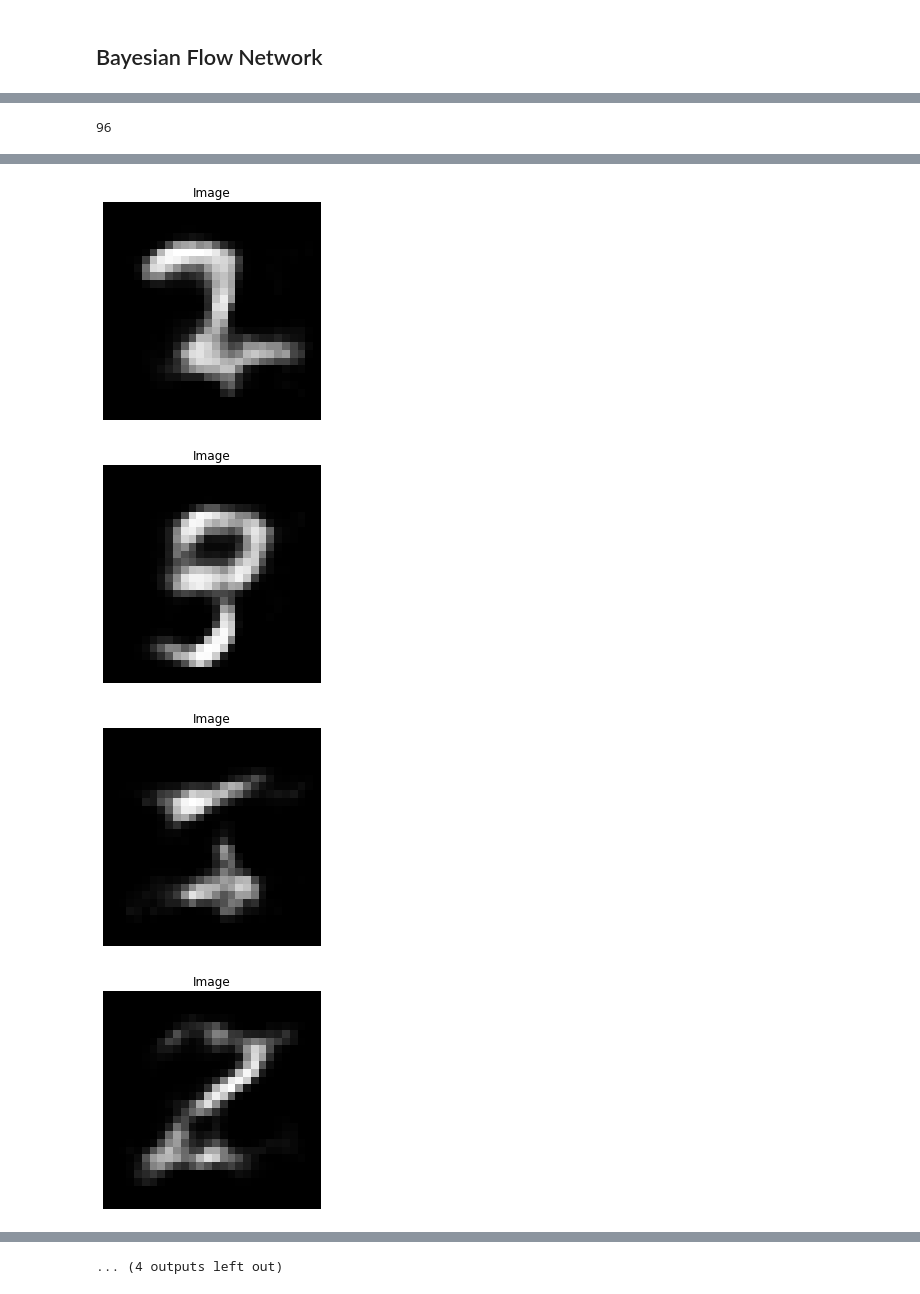
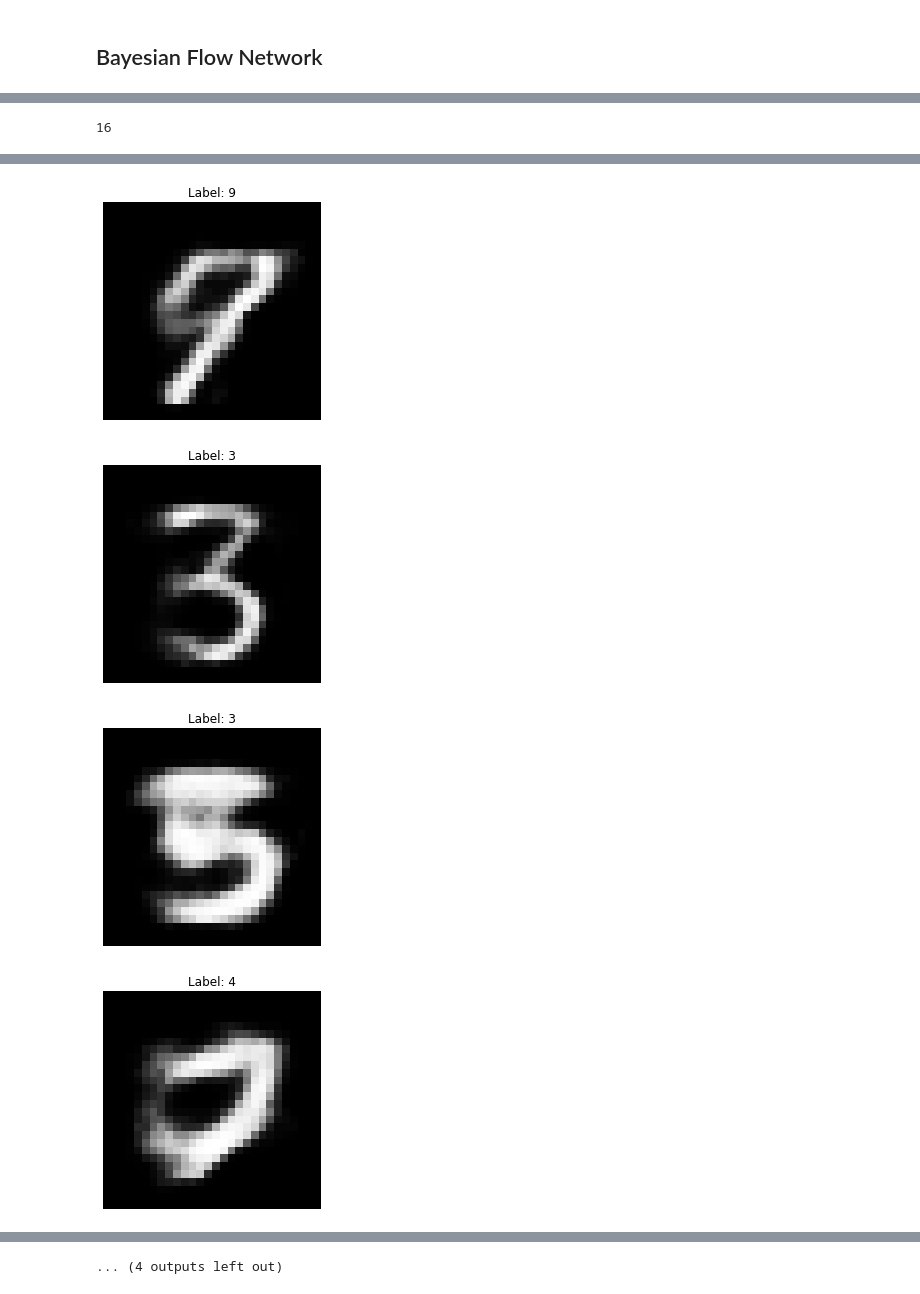
Before and after one commit to pvwoods/dl-experiments, a Jupyter notebook: bfn/mnist.ipynb, the cells around one changed output, grey strips where cells are left out. Cells and saved outputs as stored; diff of their text form; code cells hidden in the pictures.

Commit message:
added label conditioning

```diff
--- a/bfn/mnist.ipynb
+++ b/bfn/mnist.ipynb
@@ -177,4 +180,7 @@ Epoch [40/40], Loss: 0.0210
 # %%
+ae_model = ae_model.cpu()
+
+img, _ = next(iter(trainloader))
 i=torch.randint(img.shape[0], (1,))
 display_image(img[i].cpu())
 if QUANTIZE:
@@ -357,29 +321,34 @@ class BayesianFlowNetwork(nn.Module):
         return k_final
 # %%
 ae_model.train(False)
+ae_model.cpu()
 
-model = BayesianFlowNetwork(D=NUM_PATCHES, K=CODEBOOK_SIZE, hidden_dim=1024)
-model.to('cuda')
+NUM_LABELS = 10
+
+model = BayesianFlowNetwork(D=NUM_PATCHES, K=CODEBOOK_SIZE, E=NUM_LABELS, hidden_dim=1024)
+model.to(DEVICE)
+
+one_hot_label_lookup = torch.eye(NUM_LABELS)
 
 print(count_parameters(model))
 
 losses = []
 
-optimizer = optim.Adam(model.parameters())
+optimizer = optim.Adam(model.parameters(), lr=1e-4)
 epochs = 40
 
-ae_model.cpu()
 
 
 for epoch in range(epochs):
   for data in trainloader:
     model.zero_grad()
     with torch.no_grad():
-      img, _ = data
+      img, labels = data
+      one_hot_labels = one_hot_label_lookup[labels].to(DEVICE)
       _, img_codes, _ = ae_model(img)
 
-    codes = torch.reshape(img_codes.to('cuda'), (-1, NUM_PATCHES))
-    loss = model.process(codes)
+    codes = torch.reshape(img_codes.to(DEVICE), (-1, NUM_PATCHES))
+    loss = model.process(codes, one_hot_labels)
     losses.append(loss.item())
 
     loss.backward()
@@ -411,12 +380,14 @@ plt.title("average loss");
 # %%
 model = model.cpu()
-outputs = model.sample(nb_steps=100).cpu().numpy()
-len(output)
+B = 16
+l = torch.randint(NUM_LABELS, (B,))
+e = one_hot_label_lookup[l]
+outputs = model.sample(e, batch_size=B, nb_steps=100).cpu().numpy()
+len(outputs)
 # %% [output]
-96
+16
 # %%
-i = 0
-for i in range(16):
+for i in range(B):
     image = ae_model.quantized_decode(torch.tensor(outputs[i]))
-    display_image(image.cpu())
+    display_image(image.cpu(), f'Label: {l[i]}')
 # %% [output]
@@ -430,4 +401,4 @@ for i in range(16):
-[figure, old version]
+[figure, new version]
-[figure, old version]
+[figure, new version]
-[figure, old version]
+[figure, new version]
-[figure, old version]
+[figure, new version]
```
Also changed, not shown: parts of 10 cells of this notebook, 1 other file.
